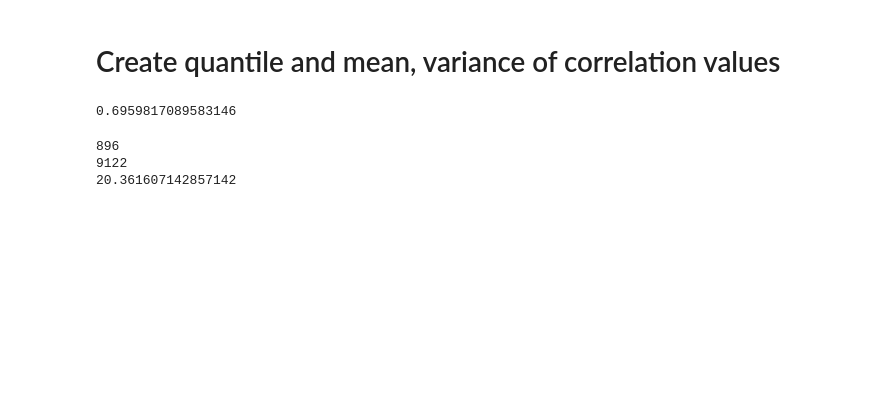
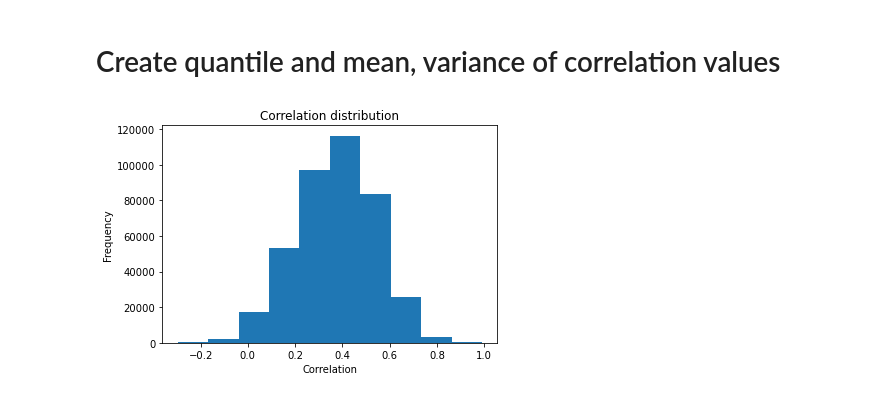
Before and after one commit to zuivu/stock-network, a Jupyter notebook: analysis.ipynb, the cells around one changed output. Drawn from its saved outputs; the diff is of its cells as text; code cells hidden in the pictures; blank space fills up the shorter version.

```diff
--- a/analysis.ipynb
+++ b/analysis.ipynb
@@ -116,0 +47,5 @@ df_cor
+# %%
+start = 0
+end = 527
+df_cor = utils.calculate_cor(df_clean, start, end)
+df_cor
@@ -121,16 +68,16 @@ code = df_cor.columns.values.tolist()
 # %%
-n = len(code) # number of stock
-#QUANTILE = 0.6827 # 1 std
-QUANTILE = (0.9545+1)/2 # 2 std
-#QUANTILE = 0.99
+sercurity_code = np.array(df_cor.columns.values.tolist())
+n = len(sercurity_code) # number of stocks
+# Correlation vector
 correlation = []
-for i in range(n):
-    for j in range(n):
-        if  i>j:
-            correlation.append(df_cor.iloc[i].iloc[j])
-
+for i in range(n-1):
+    for j in range(i+1,n):
+        correlation.append(df_cor.iloc[i].iloc[j])
 npcorrelation = np.asarray(correlation)
-threshold = np.quantile(npcorrelation, QUANTILE)
-threshold
+plt.hist(npcorrelation)
+plt.xlabel("Correlation")
+plt.ylabel("Frequency")
+plt.title("Correlation distribution")
+plt.show()
 # %% [output]
-0.6959817089583146
+[figure, added]
@@ -155,8 +83,0 @@ avg_degree = 2*n_link/n_node
-# %%
-print(n_node)
-print(n_link)
-print(avg_degree)
-# %% [output]
-896
-9122
-20.361607142857142
```
Also changed, not shown: parts of 46 cells of this notebook, 8 other files.
